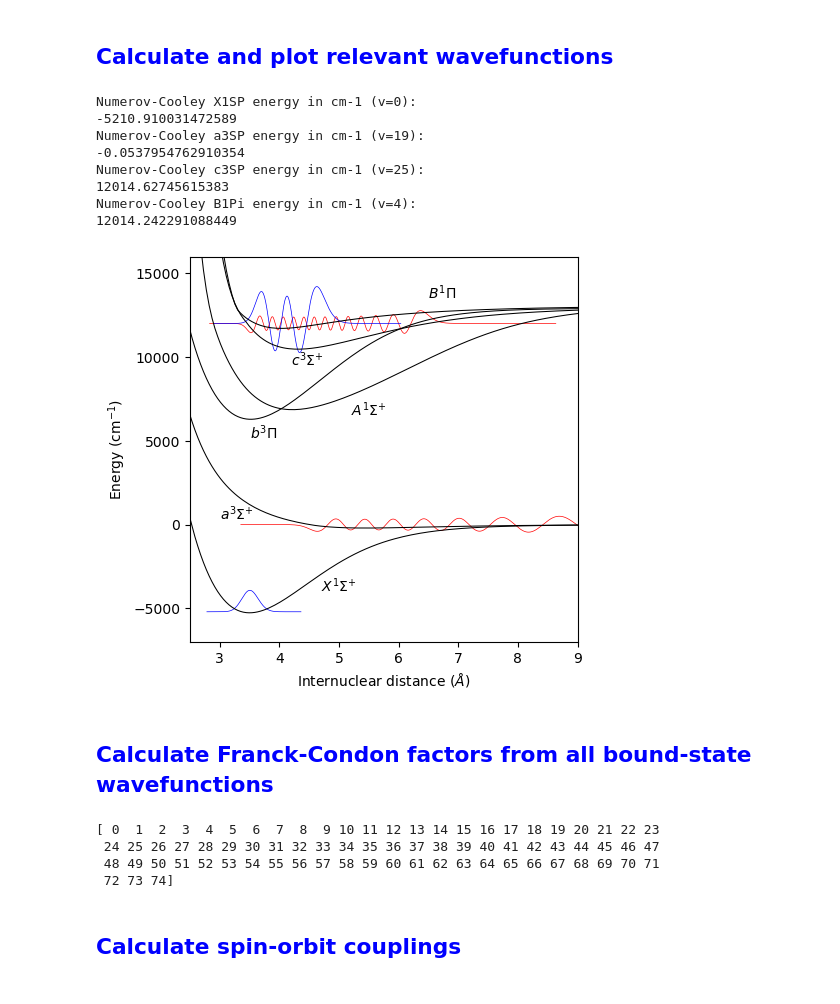
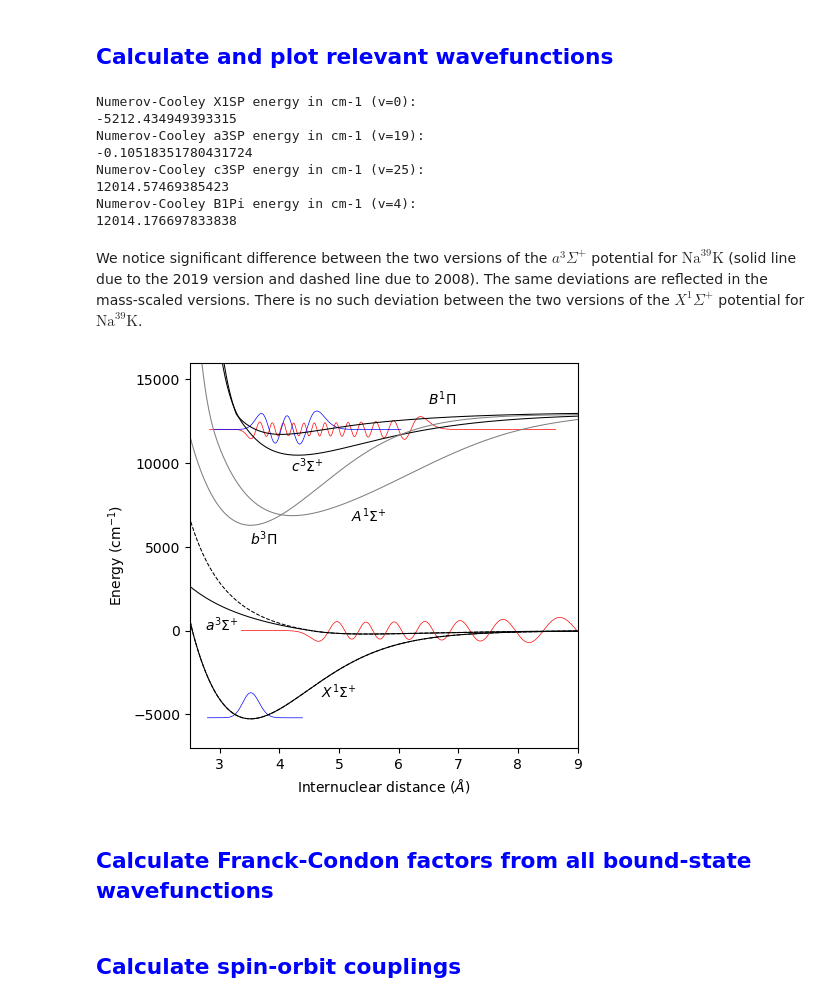
Before and after one commit to huanium/huanium, a Jupyter notebook: MIT_PhD/AMO_Calculator/AMO_Calculator.ipynb, the cells around one changed output. Cells and saved outputs as stored; diff of their text form; code cells hidden in the pictures.

```diff
--- a/MIT_PhD/AMO_Calculator/AMO_Calculator.ipynb
+++ b/MIT_PhD/AMO_Calculator/AMO_Calculator.ipynb
@@ -1416,21 +1766,22 @@ First few nearest pairs:
 # Na40K potentials and wavefunctions for relevant bound states:
 rmin = 2.2 # angstroms
 rmax = 50.00
-rpoints = 100000
+rpoints = 200000
 r = np.linspace(rmin, rmax, rpoints)   # range from 1 to 10 Angstrom
 mass_scaled = True
-
 if mass_scaled:
     cst = (2 * muNa40K / hbar**2)*u * (hbar*2*np.pi) * c * 100 * 1e-20 # in cm-1 to unitless (1e-20 due to r in Angstrom)
 else:
     cst = (2 * muNa39K / hbar**2)*u * (hbar*2*np.pi) * c * 100 * 1e-20 # in cm-1 to unitless (1e-20 due to r in Angstrom)
 
-Vr_X1SigmaPlus_array = Vr_X1SigmaPlus(r)
-Vr_a3SigmaPlus_array = Vr_a3SigmaPlus(r)
-Vr_B1Pi_array        = Vr_B1Pi(r,        mass_scaled=mass_scaled, no_kink=True)
-Vr_c3SigmaPlus_array = Vr_c3SigmaPlus(r, mass_scaled=mass_scaled)
-Vr_b3Pi_array        = Vr_b3Pi(r,        mass_scaled=mass_scaled)
-Vr_A1SigmaPlus_array = Vr_A1SigmaPlus(r, mass_scaled=mass_scaled)
+Vr_X1SigmaPlus_array         = Vr_X1SigmaPlus(r, mass_scaled=mass_scaled, version='2019')
+Vr_X1SigmaPlus_array_Tiemann = Vr_X1SigmaPlus(r, mass_scaled=mass_scaled, version='2008') # for reference only
+Vr_a3SigmaPlus_array         = Vr_a3SigmaPlus(r, mass_scaled=mass_scaled, version='2019')
+Vr_a3SigmaPlus_array_Tiemann = Vr_a3SigmaPlus(r, mass_scaled=mass_scaled, version='2008') # for reference only
+Vr_B1Pi_array                = Vr_B1Pi(r,        mass_scaled=mass_scaled, no_kink=True)
+Vr_c3SigmaPlus_array         = Vr_c3SigmaPlus(r, mass_scaled=mass_scaled)
+Vr_b3Pi_array                = Vr_b3Pi(r,        mass_scaled=mass_scaled)
+Vr_A1SigmaPlus_array         = Vr_A1SigmaPlus(r, mass_scaled=mass_scaled)
 
 j=0
 v_X1SP = 0        # absolute ground state, vibrational quantum number = 0
@@ -1485,57 +1836,61 @@ print('Numerov-Cooley B1Pi energy in cm-1 (v='+str(v_B1Pi)+'):')
 print(E_final_B1Pi)
 # %% [output]
 Numerov-Cooley X1SP energy in cm-1 (v=0):
--5210.910031472589
+-5212.434949393315
 Numerov-Cooley a3SP energy in cm-1 (v=19):
--0.0537954762910354
+-0.10518351780431724
 Numerov-Cooley c3SP energy in cm-1 (v=25):
-12014.62745615383
+12014.57469385423
 Numerov-Cooley B1Pi energy in cm-1 (v=4):
-12014.242291088449
+12014.176697833838
+# %% [markdown]
+We notice significant difference between the two versions of the $a^3\Sigma^+$ potential for $\text{Na}^{39}\text{K}$ (solid line due to the 2019 version and dashed line due to 2008). The same deviations are reflected in the mass-scaled versions. There is no such deviation between the two versions of the $X^1 \Sigma^+$ potential for $\text{Na}^{39}\text{K}$.
 # %%
 # PLOT RESULTS:
 
 # initialize figures
 fig, ax = plt.subplots(figsize=(5,5))
 
 # plot wavefunctions:
 scale_X1SP = max(Vr_X1SigmaPlus_array)/10
 ax.plot(r[r_left_idx_X1SP:r_right_idx_X1SP:2],scale_X1SP*u_final_X1SP[::2]+E_final_X1SP, 'blue',linewidth=0.5)
-scale_a3SP = max(Vr_a3SigmaPlus_array)/2
+scale_a3SP = max(Vr_a3SigmaPlus_array)*2
 ax.plot(r[r_left_idx_a3SP:r_right_idx_a3SP:2],scale_a3SP*u_final_a3SP[::2]+E_final_a3SP, 'red',linewidth=0.5)
 scale_c3SP = max(Vr_c3SigmaPlus_array)/400
 ax.plot(r[r_left_idx_c3SP:r_right_idx_c3SP:2],scale_c3SP*u_final_c3SP[::2]+E_final_c3SP, 'red',linewidth=0.5)
-scale_B1Pi = max(Vr_B1Pi_array)/200
+scale_B1Pi = max(Vr_B1Pi_array)/400
 ax.plot(r[r_left_idx_B1Pi:r_right_idx_B1Pi:2],scale_B1Pi*u_final_B1Pi[::2]+E_final_B1Pi, 'blue',linewidth=0.5)
 
 # plot potentials
 ax.plot(r[::100], Vr_X1SigmaPlus_array[::100],'k',linewidth=0.75)
+ax.plot(r[::100], Vr_X1SigmaPlus_array_Tiemann[::100],'k',linewidth=0.75, linestyle='dashed') # plot Tiemann to emphasize revised X1Sigma+ potential
 ax.plot(r[::100], Vr_a3SigmaPlus_array[::100],'k',linewidth=0.75)
+ax.plot(r[::100], Vr_a3SigmaPlus_array_Tiemann[::100],'k',linewidth=0.75, linestyle='dashed') # plot Tiemann to emphasize revised a3Sigma+ potential
 ax.plot(r[::100], Vr_B1Pi_array[::100],       'k',linewidth=0.75)
 ax.plot(r[::100], Vr_c3SigmaPlus_array[::100],'k',linewidth=0.75)
-ax.plot(r[::100], Vr_b3Pi_array[::100],       'k',linewidth=0.75)
-ax.plot(r[::100], Vr_A1SigmaPlus_array[::100],'k',linewidth=0.75)
+ax.plot(r[::100], Vr_b3Pi_array[::100],       '0.5',linewidth=0.75)
+ax.plot(r[::100], Vr_A1SigmaPlus_array[::100],'0.5',linewidth=0.75)
 
 # label potentials
 ax.annotate('$X^{1}\Sigma^{+}$', xy = (4.7,  -4000), xytext = (4.7,  -4000))
-ax.annotate('$a^{3}\Sigma^{+}$', xy = (3  ,    300), xytext = (3  ,    300))
+ax.annotate('$a^{3}\Sigma^{+}$', xy = (2.75  , 000), xytext = (2.75  , 000))
 ax.annotate('$c^{3}\Sigma^{+}$', xy = (4.2,   9500), xytext = (4.2,   9500))
 ax.annotate('$B^{1}\Pi$',        xy = (6.5,  13500), xytext = (6.5,  13500))
 ax.annotate('$b^{3}\Pi$',        xy = (3.5,   5100), xytext = (3.5,   5100))
 ax.annotate('$A^{1}\Sigma^{+}$', xy = (5.2,   6500), xytext = (5.2,   6500))
 
 plt.xlim([2.5, 9])
 plt.ylim([-7000, 16000])
 plt.xlabel('Internuclear distance ($\AA$)')
 plt.ylabel('Energy (cm$^{-1}$)')
 plt.show()
 # %% [output]
-[figure, old version]
+[figure, new version]
 # %% [markdown]
 ## <font size=4, color='blue'>Calculate Franck-Condon factors from all bound-state wavefunctions</font>
 # %%
 # first calculate all bound-state wavefunctions for each potential:
-rmin =
+rmin = 2.0
 
 # list of vibrational levels for each potential:
 vs_X1SP = np.linspace(0,v_max_X1SigmaPlus,v_max_X1SigmaPlus+1).astype(int)
@@ -1544,11 +1899,6 @@ vs_B1Pi = np.linspace(0,v_max_B1Pi,v_max_B1Pi+1).astype(int)
 vs_c3SP = np.linspace(0,v_max_c3SigmaPlus,v_max_c3SigmaPlus+1).astype(int)
 vs_b3Pi = np.linspace(0,v_max_b3Pi,v_max_b3Pi+1).astype(int)
 vs_A1SP = np.linspace(0,v_max_A1SigmaPlus,v_max_A1SigmaPlus+1).astype(int)
-# %% [output]
-[ 0  1  2  3  4  5  6  7  8  9 10 11 12 13 14 15 16 17 18 19 20 21 22 23
- 24 25 26 27 28 29 30 31 32 33 34 35 36 37 38 39 40 41 42 43 44 45 46 47
- 48 49 50 51 52 53 54 55 56 57 58 59 60 61 62 63 64 65 66 67 68 69 70 71
- 72 73 74]
 # %% [markdown]
 ## <font size=4, color='blue'>Calculate spin-orbit couplings</font>
 # %% [markdown]
```
Also changed, not shown: parts of 6 cells of this notebook, 4 other files.
